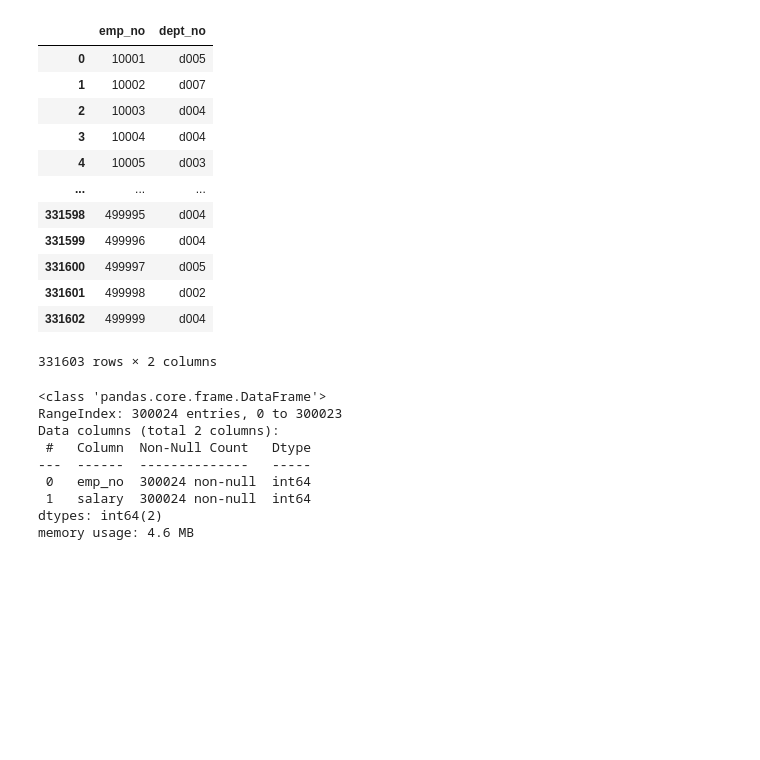
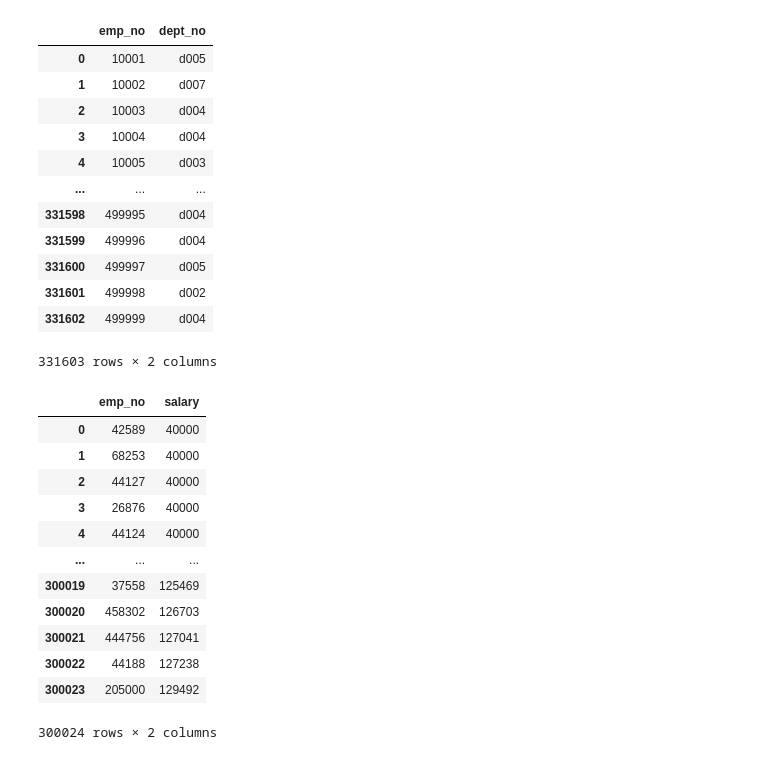
Before and after one commit to Ramyals-web/SQL-Challenges, a Jupyter notebook: Homework/employees.ipynb, the cells around one changed output. Cells and saved outputs as stored; diff of their text form; code cells hidden in the pictures; blank space fills up the shorter version.

```diff
--- a/Homework/employees.ipynb
+++ b/Homework/employees.ipynb
@@ -45,15 +45,20 @@ dept_emp_data
 | 331602 | 499999 | d004 |
 331603 rows × 2 columns
 # %%
-salary_data = pd.read_sql("SELECT * FROM salaries", connection)
-salary_data.info()
+# No null values
+salary_data = pd.read_sql("SELECT * FROM salaries ORDER BY salary", connection)
+salary_data
 # %% [output]
+|  | emp_no | salary |
+| 0 | 42589 | 40000 |
+| 1 | 68253 | 40000 |
+| 2 | 44127 | 40000 |
+| 3 | 26876 | 40000 |
+| 4 | 44124 | 40000 |
+| ... | ... | ... |
+| 300019 | 37558 | 125469 |
+| 300020 | 458302 | 126703 |
+| 300021 | 444756 | 127041 |
+| 300022 | 44188 | 127238 |
+| 300023 | 205000 | 129492 |
-<class 'pandas.core.frame.DataFrame'>
-RangeIndex: 300024 entries, 0 to 300023
-Data columns (total 2 columns):
- #   Column  Non-Null Count   Dtype
----  ------  --------------   -----
- 0   emp_no  300024 non-null  int64
- 1   salary  300024 non-null  int64
-dtypes: int64(2)
-memory usage: 4.6 MB
+300024 rows × 2 columns
```
Also changed, not shown: parts of 4 cells of this notebook.
